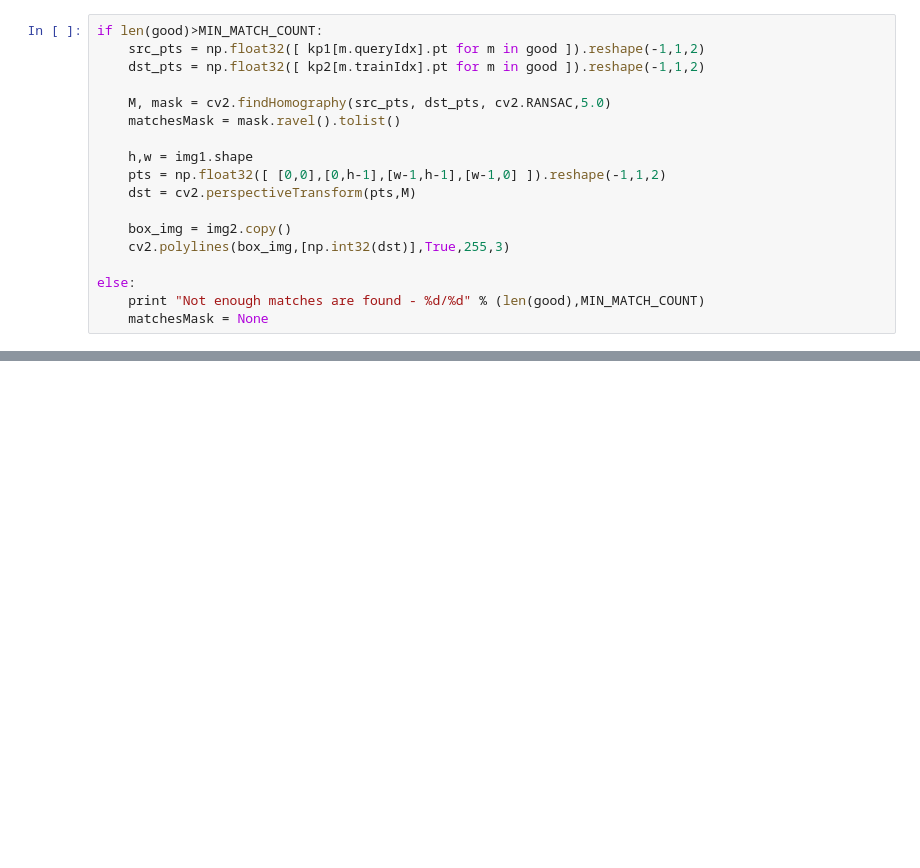
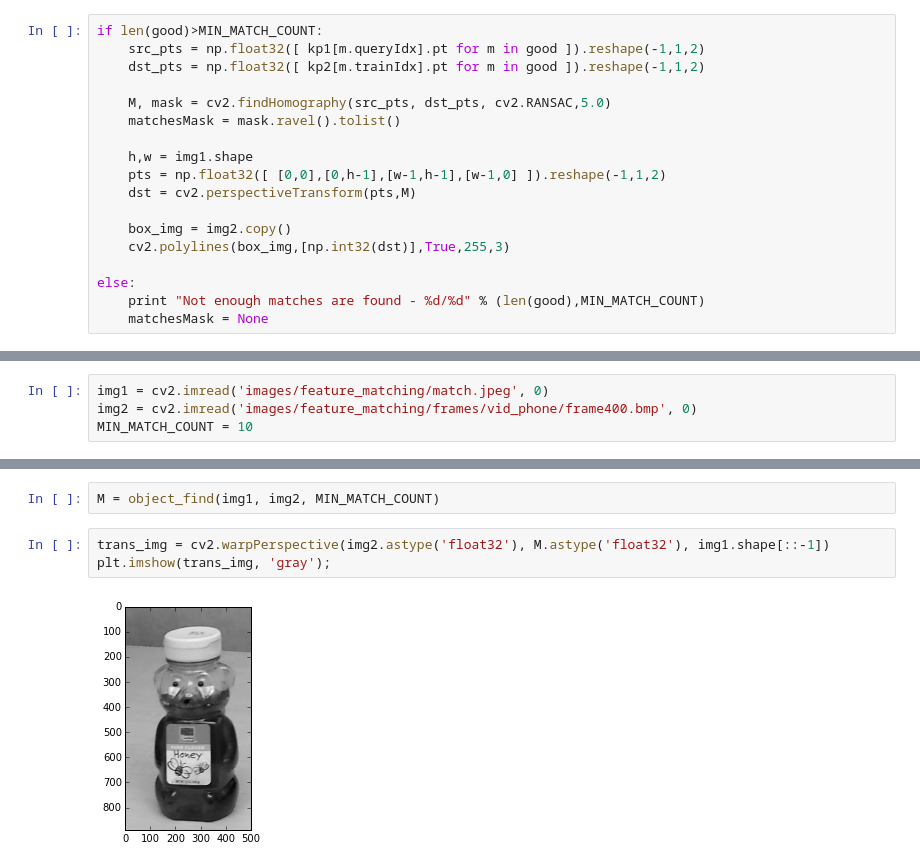
Before and after one commit to pearsonlab/cv-testing, a Jupyter notebook: find-object.ipynb, the cells around one changed output, grey strips where cells are left out. Drawn from its saved outputs; the diff is of its cells as text; blank space fills up the shorter version.

```diff
--- a/find-object.ipynb
+++ b/find-object.ipynb
@@ -116,0 +123,4 @@ plt.imshow(img3);
+# %%
+img1 = cv2.imread('images/feature_matching/match.jpeg', 0)
+img2 = cv2.imread('images/feature_matching/frames/vid_phone/frame400.bmp', 0)
+MIN_MATCH_COUNT = 10
@@ -116,0 +135,7 @@ plt.imshow(img3);
+# %%
+M = object_find(img1, img2, MIN_MATCH_COUNT)
+# %%
+trans_img = cv2.warpPerspective(img2.astype('float32'), M.astype('float32'), img1.shape[::-1])
+plt.imshow(trans_img, 'gray');
+# %% [output]
+[figure, added]
```
Also changed, not shown: parts of 11 cells of this notebook, 2 other files.
